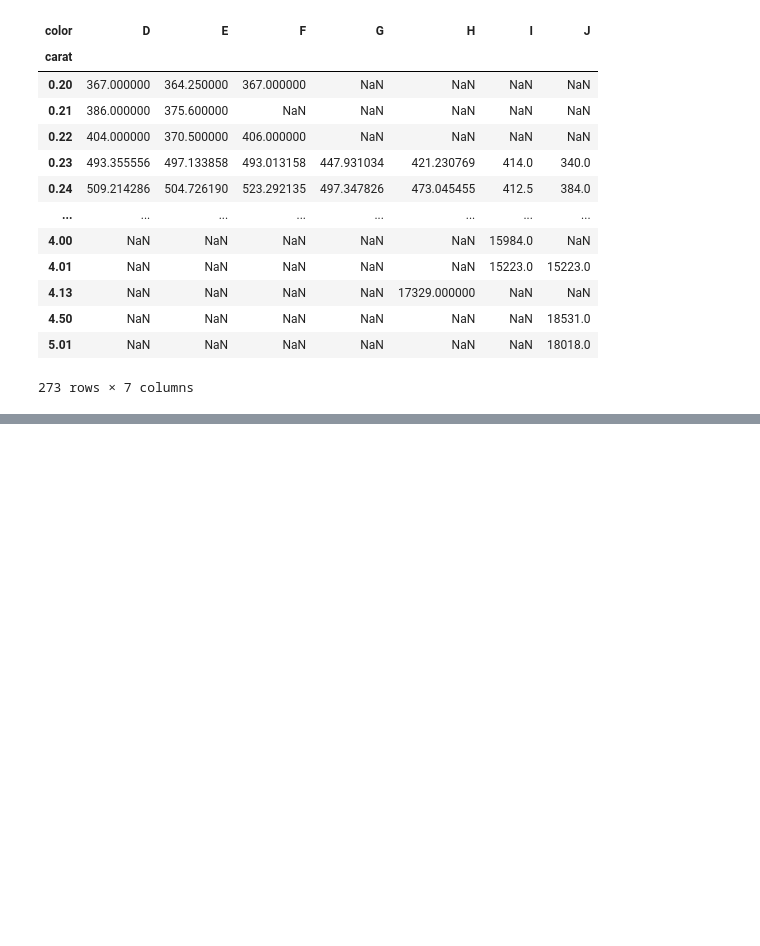
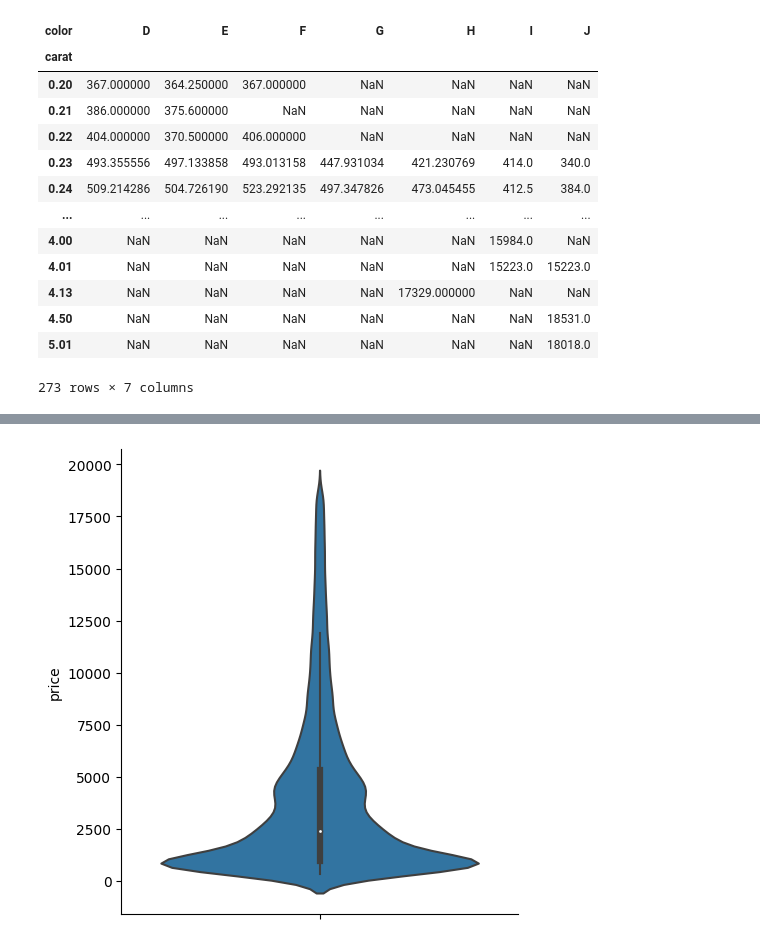
Before and after one commit to nursenabozdag/Kodluyoruz_Patika.dev, a Jupyter notebook: veri_bilimi/veri_bilimi.ipynb, the cells around one changed output, grey strips where cells are left out. Drawn from its saved outputs; the diff is of its cells as text; code cells hidden in the pictures; blank space fills up the shorter version.

```diff
--- a/veri_bilimi/veri_bilimi.ipynb
+++ b/veri_bilimi/veri_bilimi.ipynb
@@ -105,0 +120,4 @@ sns.displot(df.price, kde=False);
+# %%
+sns.catplot(y="price", kind="violin", data=df); #violin grafik oluşturma.
+# %% [output]
+[figure, added]
```
Also changed, not shown: parts of 11 cells of this notebook, 1 other file.
